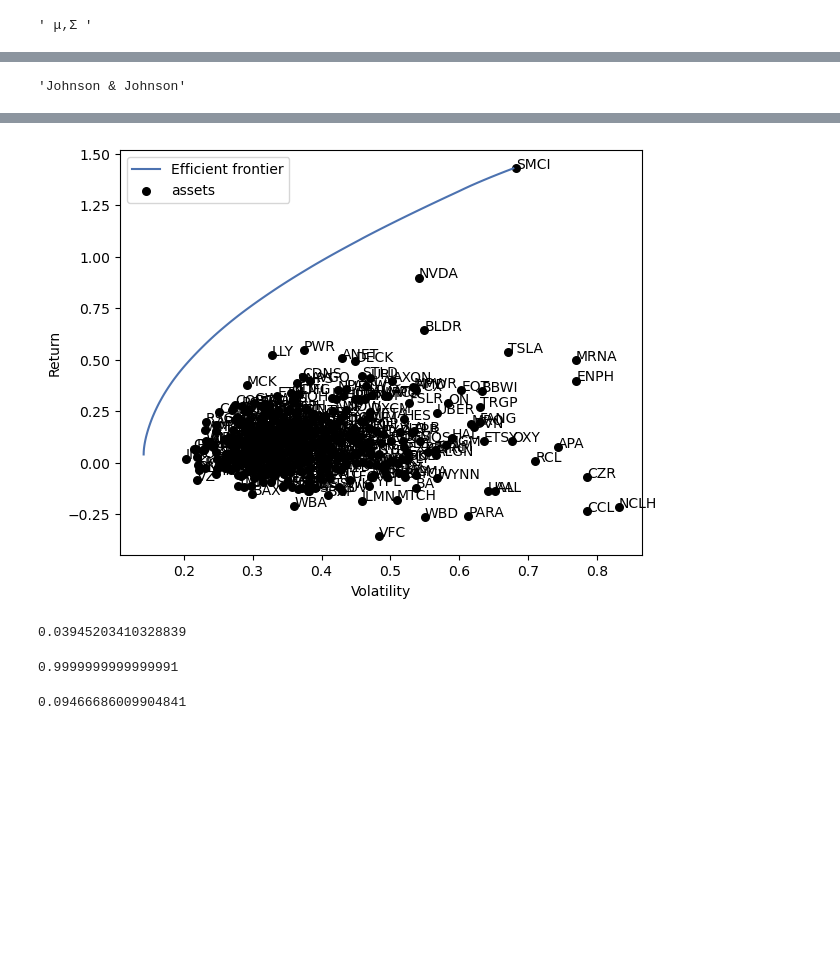
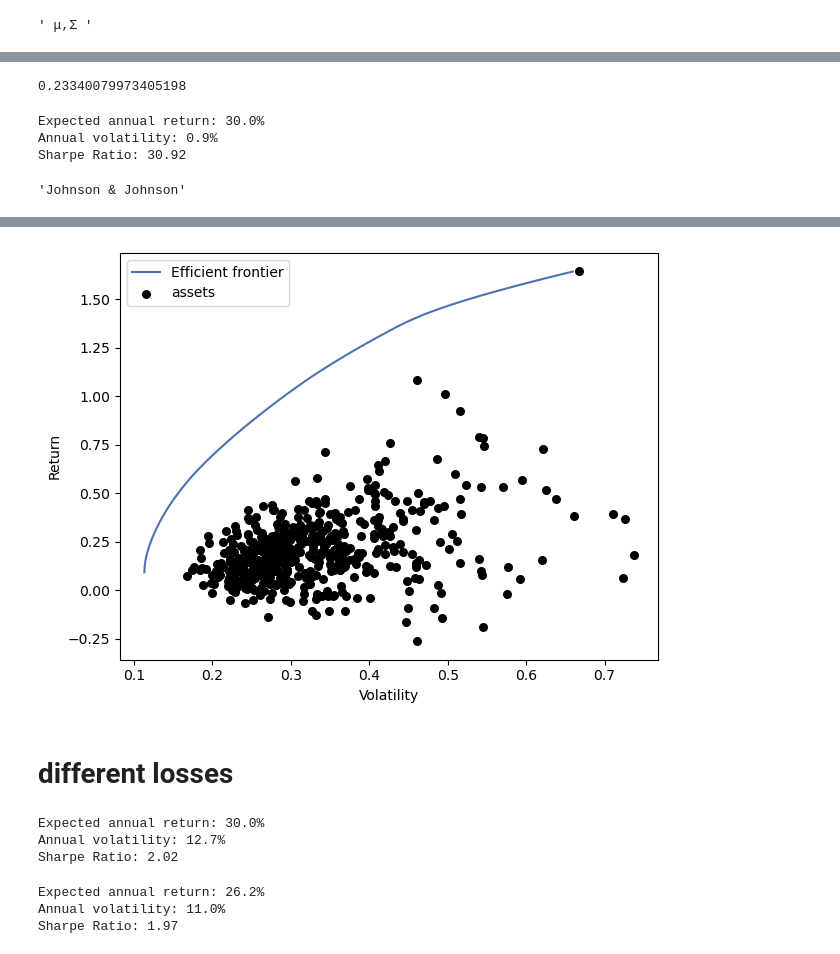
Before and after one commit to bourov/porto, a Jupyter notebook: first-simple.ipynb, the cells around one changed output, grey strips where cells are left out. Saved outputs shown, nothing was run; the diff lists cells and outputs as text; code cells hidden in the pictures; blank space fills up the shorter version.

```diff
--- a/first-simple.ipynb
+++ b/first-simple.ipynb
@@ -64,0 +57,2 @@ df.sample(3)
+# %%
+sp500cl = set(sp500) & set(df.columns)
@@ -64,0 +88,4 @@ df.sample(3)
+# %%
+syms =  (set(etfs) - {'VCSH', 'VCIT', 'VTIP', 'QQQ'}) | sp500cl #| {'FXAIX'}
+syms = sp500cl | set(personal)
+len(syms)
@@ -65,3 +94,4 @@ df.sample(3)
 # %%
-μ = expected_returns.mean_historical_return(df)
-Σ = risk_models.sample_cov(df)
+mu = expected_returns.mean_historical_return(df[list(syms)])
+S = risk_models.sample_cov(df[list(syms)])
+mu.mean(), mu.max()
@@ -75,0 +111,2 @@ df.sample(3)
+# %%
+S = risk_models.fix_nonpositive_semidefinite(S, fix_method='diag')
@@ -101,3 +155,17 @@ plotting.plot_weights(wnames,);
+# %%
+μ.mean()
+# %% [output]
+0.23340079973405198
+# %%
+ef = EfficientFrontier(μ,Σ)
+weights = ef.efficient_return(.3)
+# weights = ef.efficient_risk(.12)
+weights = ef.clean_weights(cutoff=.02)
+ef.portfolio_performance(verbose=True);
+# %% [output]
+Expected annual return: 30.0%
+Annual volatility: 0.9%
+Sharpe Ratio: 30.92
 # %%
 def name(sym):
     return yf.Ticker(sym).get_info()['shortName']
@@ -107,6 +177,8 @@ name('jnj')
 # %%
+%%time
+
 plotting.plot_efficient_frontier(
     EfficientFrontier(mu, S),
-    show_tickers=True
+    show_tickers=False
 );
 # %% [output]
@@ -113,13 +187,22 @@ plotting.plot_efficient_frontier(
-[figure, old version]
+[figure, new version]
-# %%
-(pd.Series(weights)*mu).sum()
-# %% [output]
-0.03945203410328839
-# %%
-sum(weights.values())
-# %% [output]
-0.9999999999999991
-# %%
-mu.mean()
-# %% [output]
-0.09466686009904841
+# %% [markdown]
+# different losses
+# %%
+ef = EfficientFrontier(mu, S)
+
+weights = ef.efficient_return(target_return=0.3)
+
+
+weights = ef.clean_weights(cutoff=.02)
+ef.portfolio_performance(verbose=True, risk_free_rate=0.045);
+# %% [output]
+Expected annual return: 30.0%
+Annual volatility: 12.7%
+Sharpe Ratio: 2.02
+# %%
+ef.set_weights(weights)
+ef.portfolio_performance(verbose=True,risk_free_rate=0.045);
+# %% [output]
+Expected annual return: 26.2%
+Annual volatility: 11.0%
+Sharpe Ratio: 1.97
```
Also changed, not shown: parts of 75 cells of this notebook, 1 other file.
